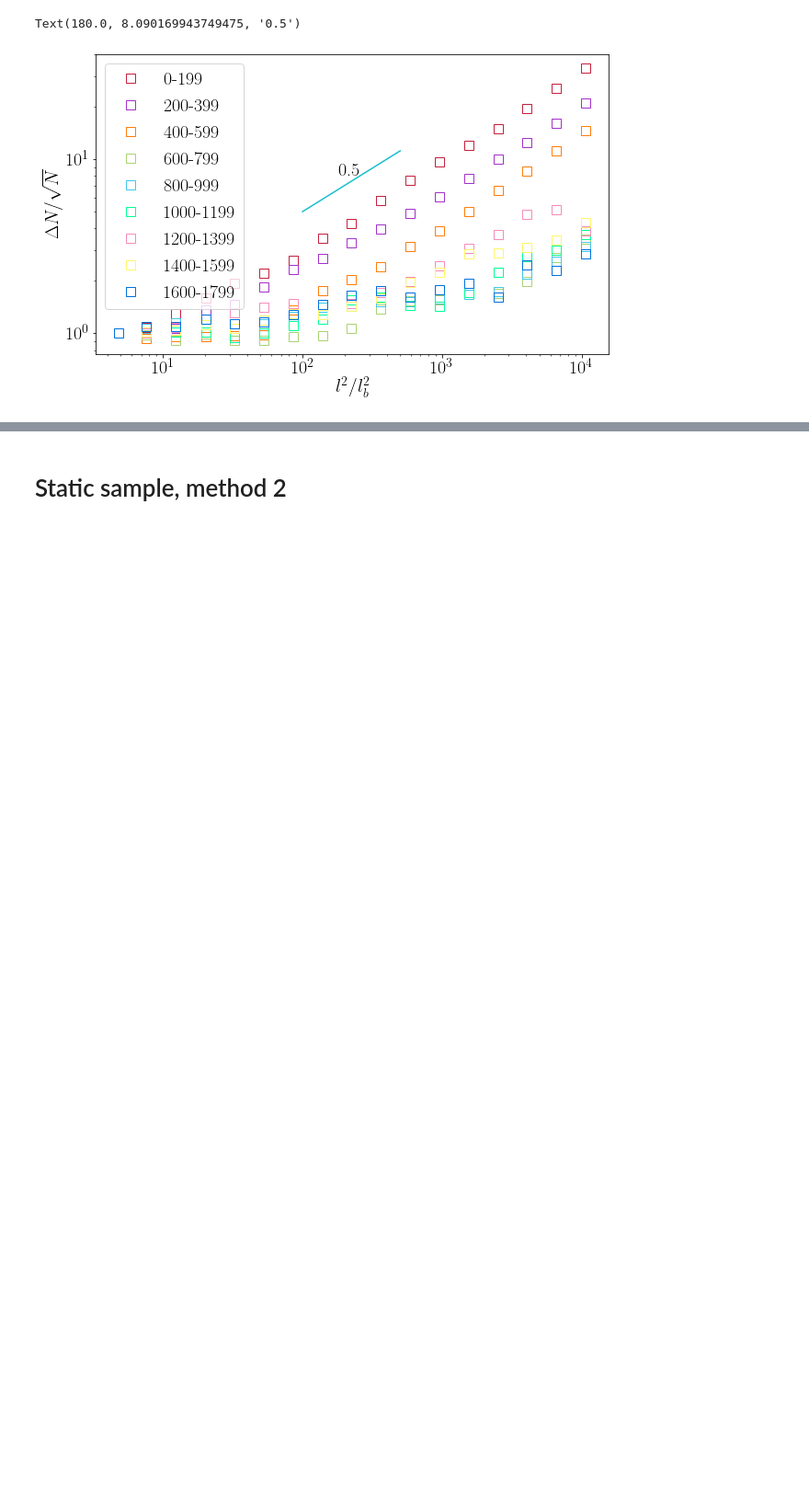
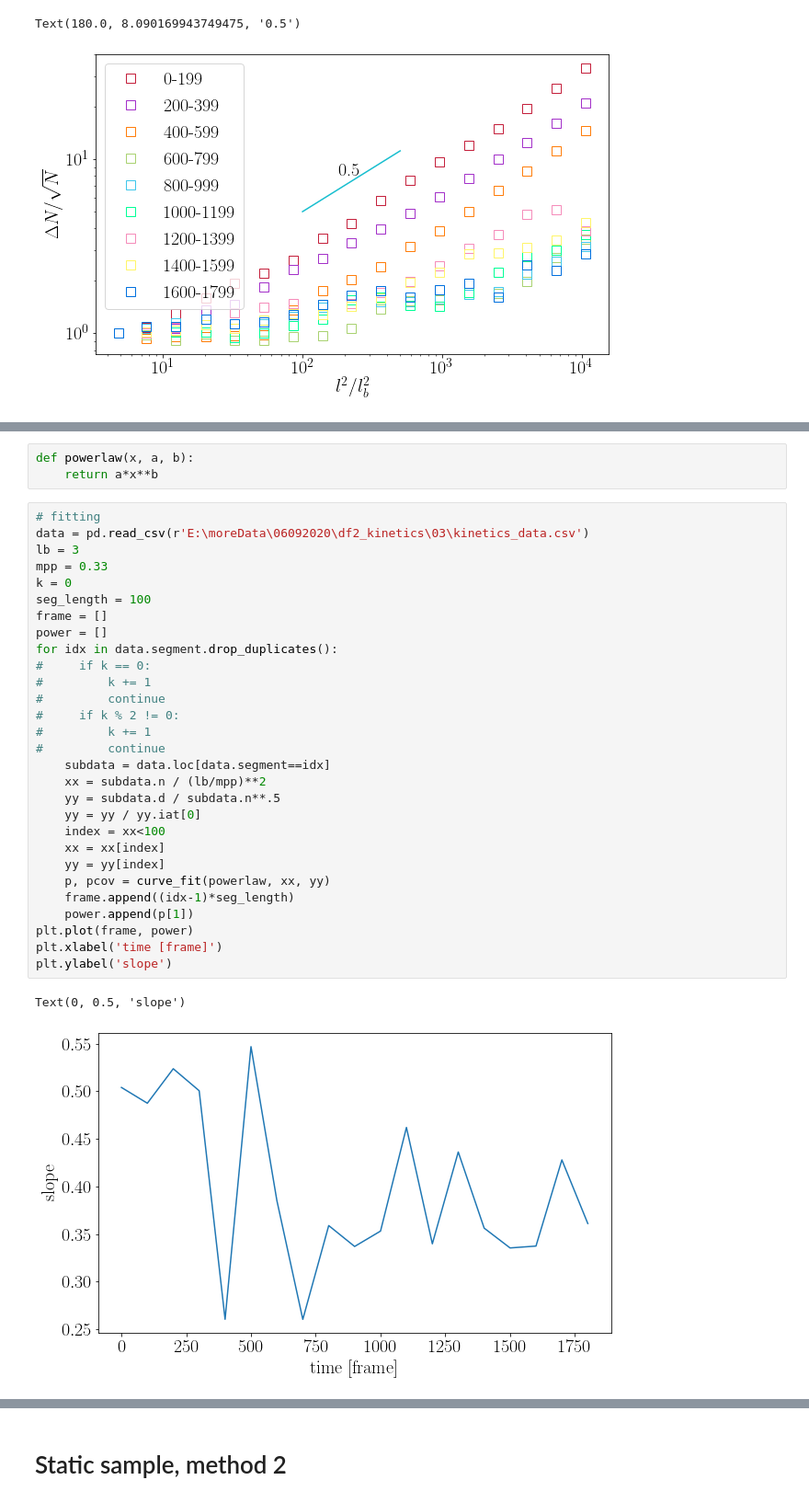
Before and after one commit to ZLoverty/Python, a Jupyter notebook: Correlation/src/fig-2_GNF.ipynb, the cells around one changed output, grey strips where cells are left out. Shown at 92% size. Cells and saved outputs as stored; diff of their text form; blank space fills up the shorter version.

```diff
--- a/Correlation/src/fig-2_GNF.ipynb
+++ b/Correlation/src/fig-2_GNF.ipynb
@@ -465,0 +505,35 @@ Text(180.0, 8.090169943749475, '0.5')
+# %%
+def powerlaw(x, a, b):
+    return a*x**b
+# %%
+# fitting
+data = pd.read_csv(r'E:\moreData\06092020\df2_kinetics\03\kinetics_data.csv')
+lb = 3
+mpp = 0.33
+k = 0
+seg_length = 100
+frame = []
+power = []
+for idx in data.segment.drop_duplicates():
+#     if k == 0:
+#         k += 1
+#         continue
+#     if k % 2 != 0:
+#         k += 1
+#         continue
+    subdata = data.loc[data.segment==idx]
+    xx = subdata.n / (lb/mpp)**2
+    yy = subdata.d / subdata.n**.5
+    yy = yy / yy.iat[0]
+    index = xx<100
+    xx = xx[index]
+    yy = yy[index]
+    p, pcov = curve_fit(powerlaw, xx, yy)
+    frame.append((idx-1)*seg_length)
+    power.append(p[1])
+plt.plot(frame, power)
+plt.xlabel('time [frame]')
+plt.ylabel('slope')
+# %% [output]
+Text(0, 0.5, 'slope')
+[figure, added]
```
Also changed, not shown: parts of 8 cells of this notebook, 12 other files.
